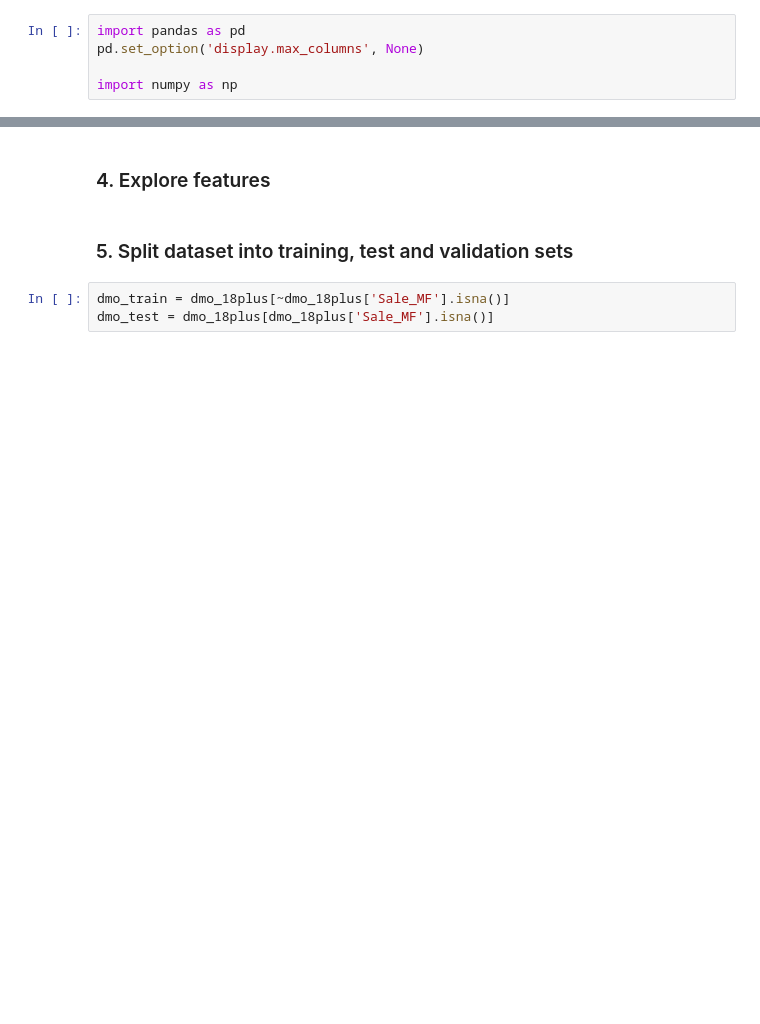
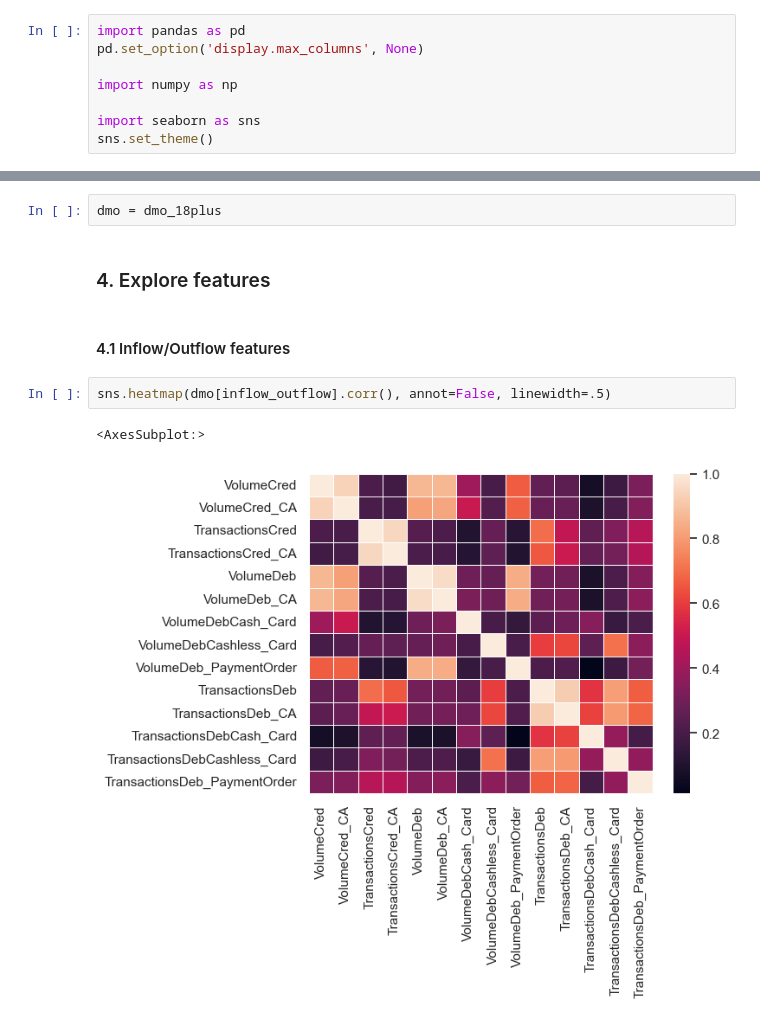
Before and after one commit to ahryho/direct-marketing-optimisation, a Jupyter notebook: notebooks/02_exploratory_data_analysis.ipynb, the cells around one changed output, grey strips where cells are left out. Saved outputs shown, nothing was run; the diff lists cells and outputs as text; blank space fills up the shorter version.

```diff
--- a/notebooks/02_exploratory_data_analysis.ipynb
+++ b/notebooks/02_exploratory_data_analysis.ipynb
@@ -5,6 +5,9 @@ import pandas as pd
 pd.set_option('display.max_columns', None)
 
 import numpy as np
+
+import seaborn as sns
+sns.set_theme()
 # %%
 dmo = pd.read_csv("../data/dmo.csv", sep = ';')
 dmo.head()
@@ -121,10 +124,14 @@ print("{0:.0%} of clients over 18 have a tenure higher than their Age".format(le
 0% of clients over 18 have a tenure higher than their Age
 # %% [markdown]
 After excluding the clients under 18, there is no abnormalities in age - tenure were returned. If we eanted to proceed with the entire dataste, we would impute the data. For the sake of time, we will proceed with reduced DS.
+# %%
+dmo = dmo_18plus
 # %% [markdown]
 ### 4. Explore features
-# %% [markdown]
-### 5. Split dataset into training, test and validation sets
-# %%
-dmo_train = dmo_18plus[~dmo_18plus['Sale_MF'].isna()]
-dmo_test = dmo_18plus[dmo_18plus['Sale_MF'].isna()]
+# %% [markdown]
+#### 4.1 Inflow/Outflow features
+# %%
+sns.heatmap(dmo[inflow_outflow].corr(), annot=False, linewidth=.5)
+# %% [output]
+<AxesSubplot:>
+[figure, added]
```
Also changed, not shown: parts of 13 cells of this notebook.
